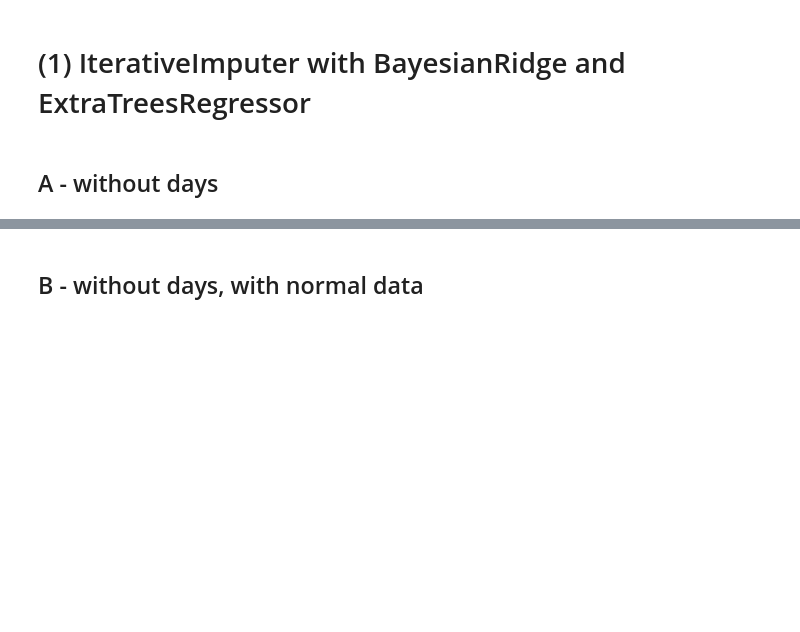
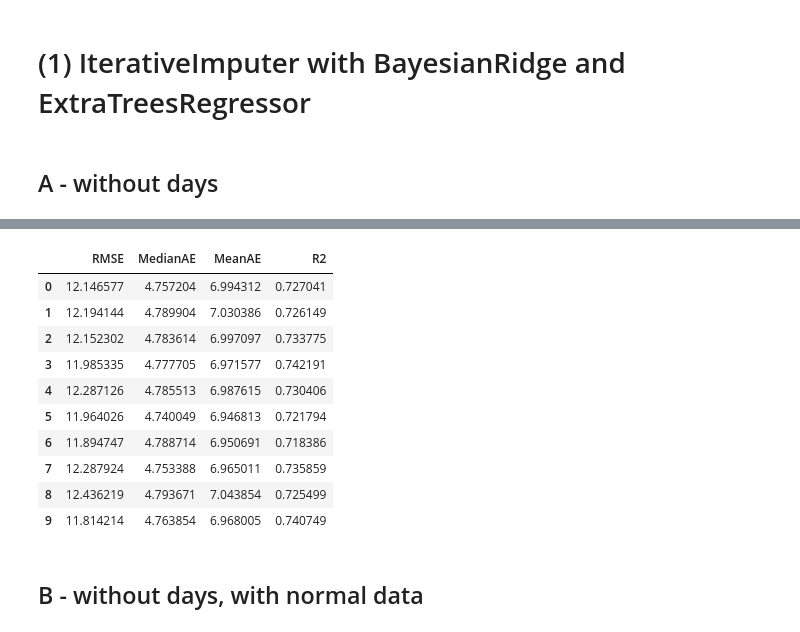
Before and after one commit to iditbela2/Broday_notebooks, a Jupyter notebook: data_imputation_all_methods.ipynb, the cells around one changed output, grey strips where cells are left out. Cells and saved outputs as stored; diff of their text form; code cells hidden in the pictures; blank space fills up the shorter version.

```diff
--- a/data_imputation_all_methods.ipynb
+++ b/data_imputation_all_methods.ipynb
@@ -196,3 +224,18 @@ results_woD_BR = KFold_cross_validation(imp_BR,r_PM25,k=10,withDays=False)
+# %%
+results_woD_BR
+results_woD_BR.to_pickle("/Users/iditbela/Documents/Broday/saved_data_from_notebooks/results_woD_BR")
+# %% [output]
+|  | RMSE | MedianAE | MeanAE | R2 |
+| 0 | 12.146577 | 4.757204 | 6.994312 | 0.727041 |
+| 1 | 12.194144 | 4.789904 | 7.030386 | 0.726149 |
+| 2 | 12.152302 | 4.783614 | 6.997097 | 0.733775 |
+| 3 | 11.985335 | 4.777705 | 6.971577 | 0.742191 |
+| 4 | 12.287126 | 4.785513 | 6.987615 | 0.730406 |
+| 5 | 11.964026 | 4.740049 | 6.946813 | 0.721794 |
+| 6 | 11.894747 | 4.788714 | 6.950691 | 0.718386 |
+| 7 | 12.287924 | 4.753388 | 6.965011 | 0.735859 |
+| 8 | 12.436219 | 4.793671 | 7.043854 | 0.725499 |
+| 9 | 11.814214 | 4.763854 | 6.968005 | 0.740749 |
 # %% [markdown]
 ## B - without days, with normal data
 # %% [markdown]
```
Also changed, not shown: parts of 8 cells of this notebook, 1 other file.
